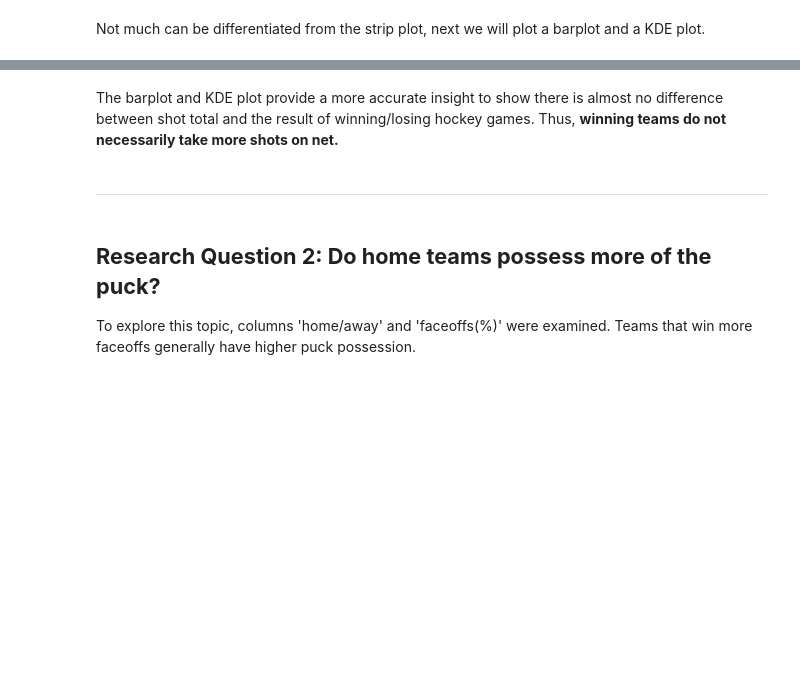
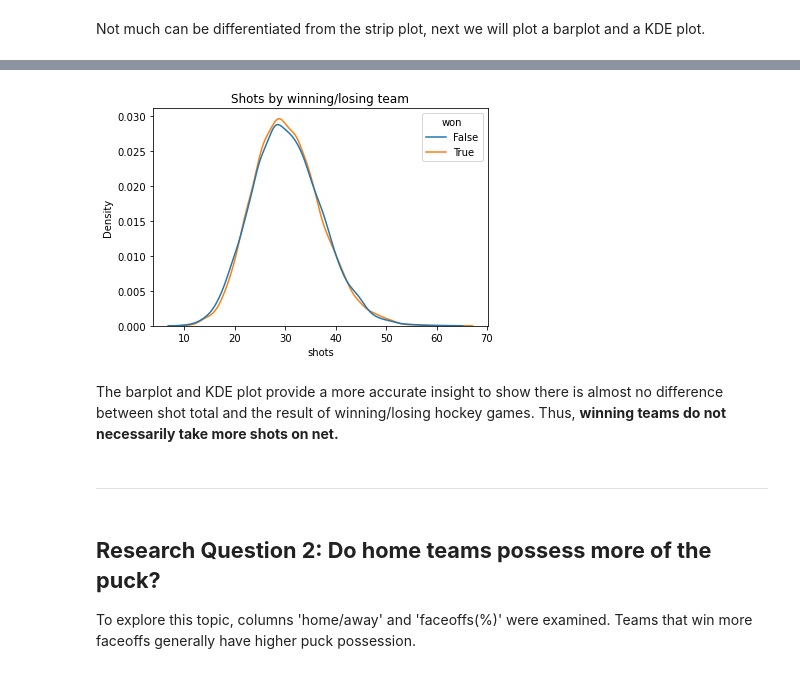
Before and after one commit to data301-2020-winter1/course-project-solo_329, a Jupyter notebook: analysis/analysis.ipynb, the cells around one changed output, grey strips where cells are left out. Saved outputs shown, nothing was run; the diff lists cells and outputs as text; code cells hidden in the pictures; blank space fills up the shorter version.

```diff
--- a/analysis/analysis.ipynb
+++ b/analysis/analysis.ipynb
@@ -17,3 +26,7 @@ Not much can be differentiated from the strip plot, next we will plot a barplot
+# %%
+df4 = project_functions1.kdeplot1(df)
+# %% [output]
+[figure, added]
 # %% [markdown]
 The barplot and KDE plot provide a more accurate insight to show there is almost no difference between shot total and the result of winning/losing hockey games. Thus, **winning teams do not necessarily take more shots on net.**
 # %% [markdown]
```
Also changed, not shown: parts of 20 cells of this notebook.
